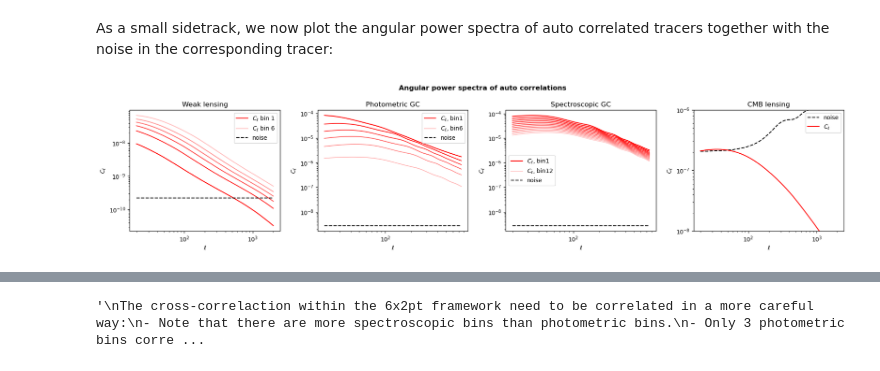
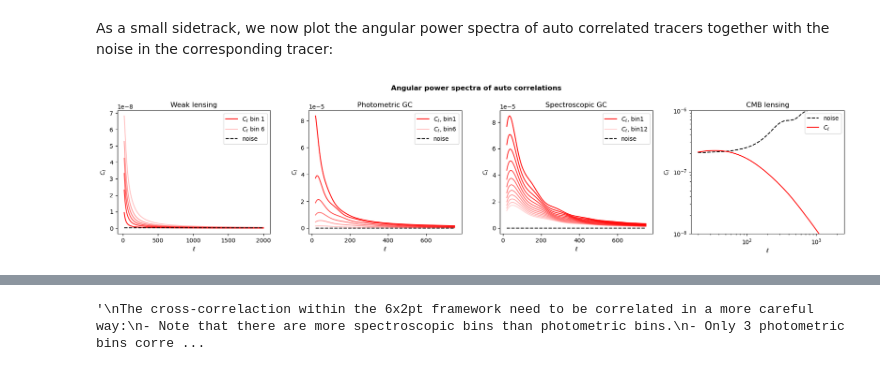
Before and after one commit to XanderHenrik/Masters-Project, a Jupyter notebook: notebooks/identifiability_test.ipynb, the cells around one changed output, grey strips where cells are left out. Saved outputs shown, nothing was run; the diff lists cells and outputs as text; code cells hidden in the pictures.

```diff
--- a/notebooks/identifiability_test.ipynb
+++ b/notebooks/identifiability_test.ipynb
@@ -279,44 +279,44 @@ plt.subplots_adjust(wspace=0.25)
 # For WL:
 # To include all the tomographic bins but we only plot the auto-correlations:
 for i in range(len(phot_tomo_bins)):
-    axes[0].loglog(l_lensing, lcdm_auto_wl[(i, i)], color='red', alpha=(1 - (0.15*i)), label=r'$C_{\ell}$' + f' bin {i + 1}' if i == 0 or i == (len(phot_tomo_bins)-1)  else "")
+    axes[0].plot(l_lensing, lcdm_auto_wl[(i, i)], color='red', alpha=(1 - (0.15*i)), label=r'$C_{\ell}$' + f' bin {i + 1}' if i == 0 or i == (len(phot_tomo_bins)-1)  else "")
 
-axes[0].loglog(l_lensing, noise_wl, 'k--', label='noise')
+axes[0].plot(l_lensing, noise_wl, 'k--', label='noise')
 axes[0].set_title("\nWeak lensing")
 axes[0].legend()
 axes[0].set_xlabel(r'$\ell$')
 axes[0].set_ylabel(r'$C_{\ell}$')
 
 # For Photometric GC:
 # To include all the tomographic bins, auto-correlations:
 for j in range(len(phot_tomo_bins)):
-    axes[1].loglog(l, lcdm_auto_gc_ph[(j, j)], color='red', alpha=(1 - (0.15*j)), label=r'$C_{\ell}$,' + f' bin{j + 1}' if j == 0 or j == (len(phot_tomo_bins)-1) else "")
+    axes[1].plot(l, lcdm_auto_gc_ph[(j, j)], color='red', alpha=(1 - (0.15*j)), label=r'$C_{\ell}$,' + f' bin{j + 1}' if j == 0 or j == (len(phot_tomo_bins)-1) else "")
 
-axes[1].loglog(l, noise_gc, 'k--', label='noise')
+axes[1].plot(l, noise_gc, 'k--', label='noise')
 axes[1].set_title("\nPhotometric GC")
 axes[1].legend()
 axes[1].set_xlabel(r'$\ell$')
 axes[1].set_ylabel(r'$C_{\ell}$')
 
 # For Spectroscopic GC:
 # To include all the tomographic bins:
 for m in range(len(spec_tomo_bins)):
-    axes[2].loglog(l, lcdm_auto_gc_sp[m], color='red', alpha=(1 - (0.075*m)), label=r'$C_{\ell}$,' + f' bin{(m+1)}' if m == 0 or m == (len(spec_tomo_bins)-1) else "")
+    axes[2].plot(l, lcdm_auto_gc_sp[m], color='red', alpha=(1 - (0.075*m)), label=r'$C_{\ell}$,' + f' bin{(m+1)}' if m == 0 or m == (len(spec_tomo_bins)-1) else "")
 
-axes[2].loglog(l, noise_gc, 'k--', label='noise')
+axes[2].plot(l, noise_gc, 'k--', label='noise')
 axes[2].set_title("\nSpectroscopic GC")
 axes[2].legend()
 axes[2].set_xlabel(r'$\ell$')
 axes[2].set_ylabel(r'$C_{\ell}$')
 
 # For CMB lensing:
 axes[3].loglog(l_lensing, noise_cmb_l[l_lensing], 'k--', label='noise')
 axes[3].loglog(l_lensing, lcdm_auto_cmb[0], color='red', label=r'$C_{\ell}$')
 axes[3].set_title("\nCMB lensing")
 axes[3].legend()
 axes[3].set_xlabel(r'$\ell$')
 axes[3].set_ylabel(r'$C_{\ell}$')
 axes[3].set_ylim(1e-8, 1e-6)
 plt.show()
 # %% [output]
-[figure, old version]
+[figure, new version]
```
Also changed, not shown: parts of 11 cells of this notebook.
